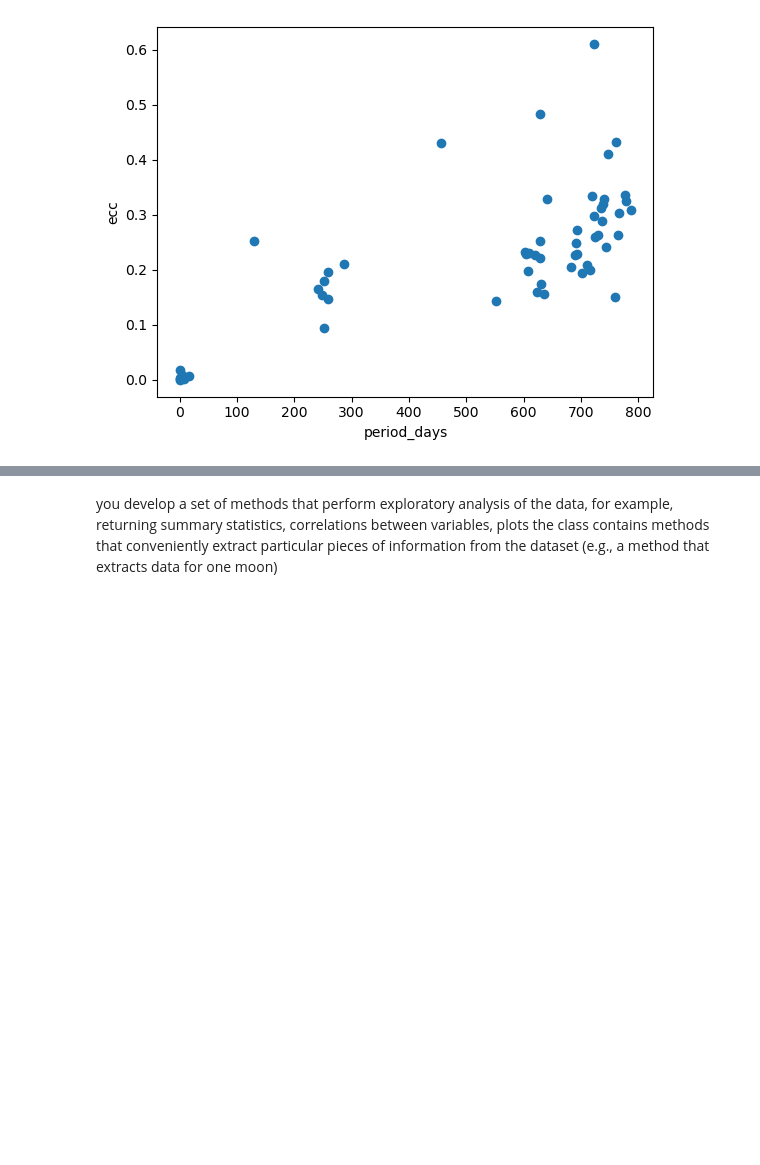
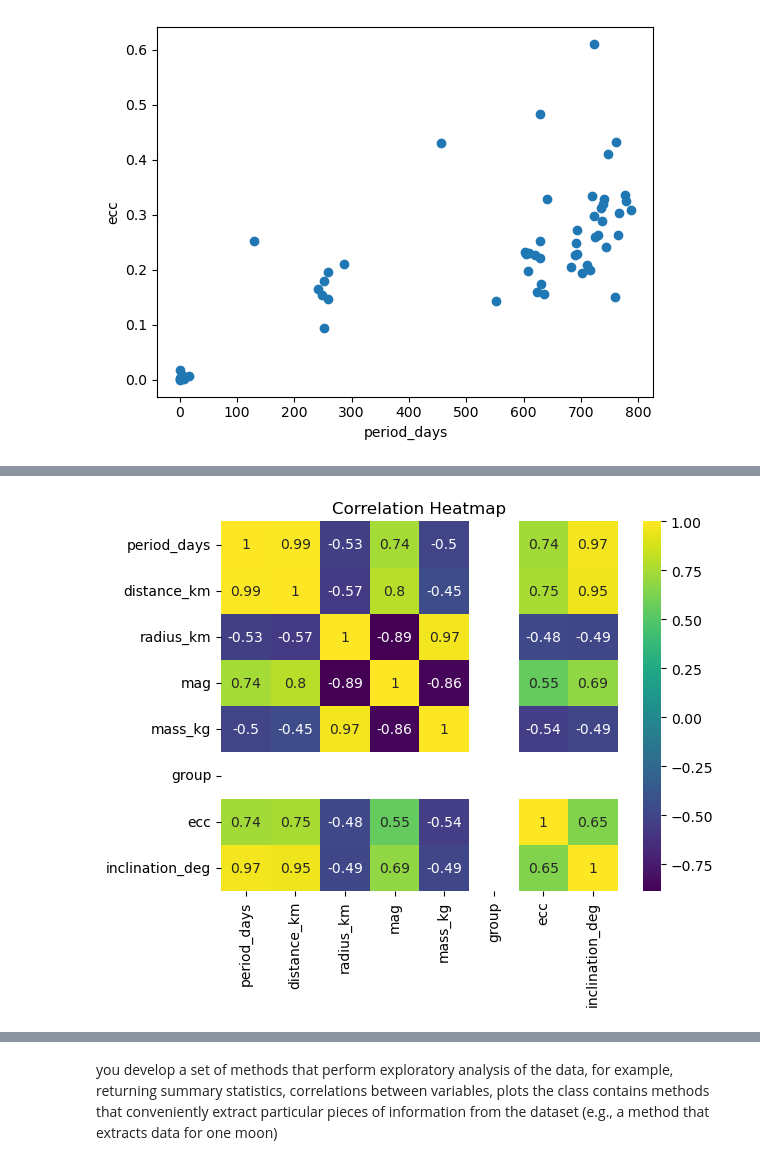
Before and after one commit to tara-12345/Assessment-1, a Jupyter notebook: jupiter_visualise.ipynb, the cells around one changed output, grey strips where cells are left out. Drawn from its saved outputs; the diff is of its cells as text; code cells hidden in the pictures; blank space fills up the shorter version.

Commit message:
addition of correlation heatmaps, input for correlation

```diff
--- a/jupiter_visualise.ipynb
+++ b/jupiter_visualise.ipynb
@@ -26 +35,5 @@ TypeError: DataFrame.set_index() missing 1 required positional argument: 'keys'
+# %%
+moons_data.correlation_heatmap()
+# %% [output]
+[figure, added]
 # %%
```
Also changed, not shown: parts of 7 cells of this notebook, 1 other file.
